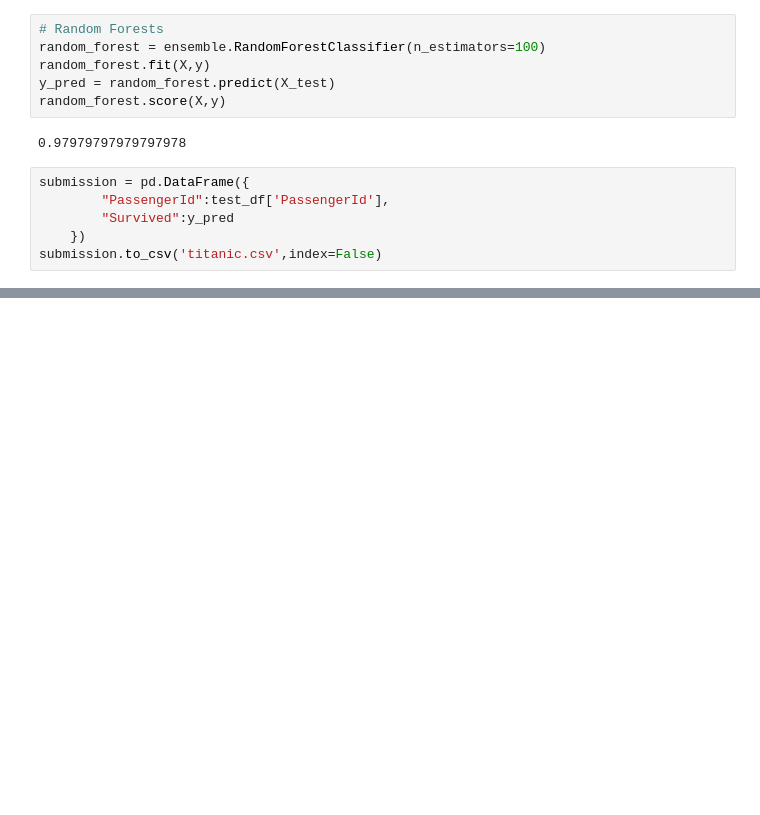
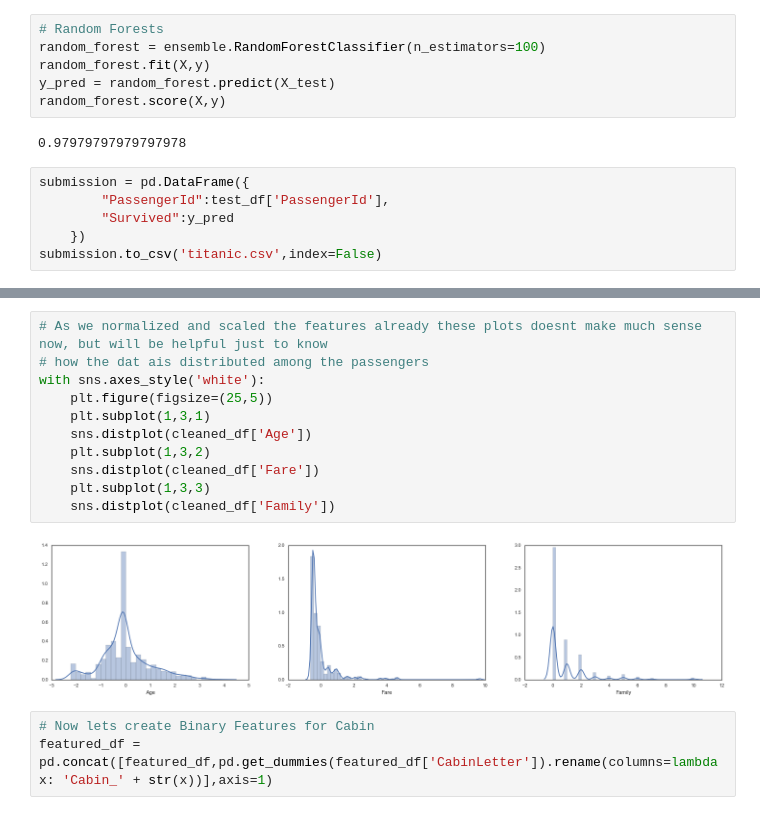
Before and after one commit to phanikiran99/kaggle, a Jupyter notebook: Titanic/Explore,Clean,Plot and Predict.ipynb, the cells around one changed output, grey strips where cells are left out. Cells and saved outputs as stored; diff of their text form; blank space fills up the shorter version.

```diff
--- a/Titanic/Explore,Clean,Plot and Predict.ipynb
+++ b/Titanic/Explore,Clean,Plot and Predict.ipynb
@@ -207,0 +248,16 @@ submission.to_csv('titanic.csv',index=False)
+# %%
+# As we normalized and scaled the features already these plots doesnt make much sense now, but will be helpful just to know
+# how the dat ais distributed among the passengers
+with sns.axes_style('white'):
+    plt.figure(figsize=(25,5))
+    plt.subplot(1,3,1)
+    sns.distplot(cleaned_df['Age'])
+    plt.subplot(1,3,2)
+    sns.distplot(cleaned_df['Fare'])
+    plt.subplot(1,3,3)
+    sns.distplot(cleaned_df['Family'])
+# %% [output]
+[figure, added]
+# %%
+# Now lets create Binary Features for Cabin
+featured_df = pd.concat([featured_df,pd.get_dummies(featured_df['CabinLetter']).rename(columns=lambda x: 'Cabin_' + str(x))],axis=1)
```
Also changed, not shown: parts of 18 cells of this notebook, 3 other files.
